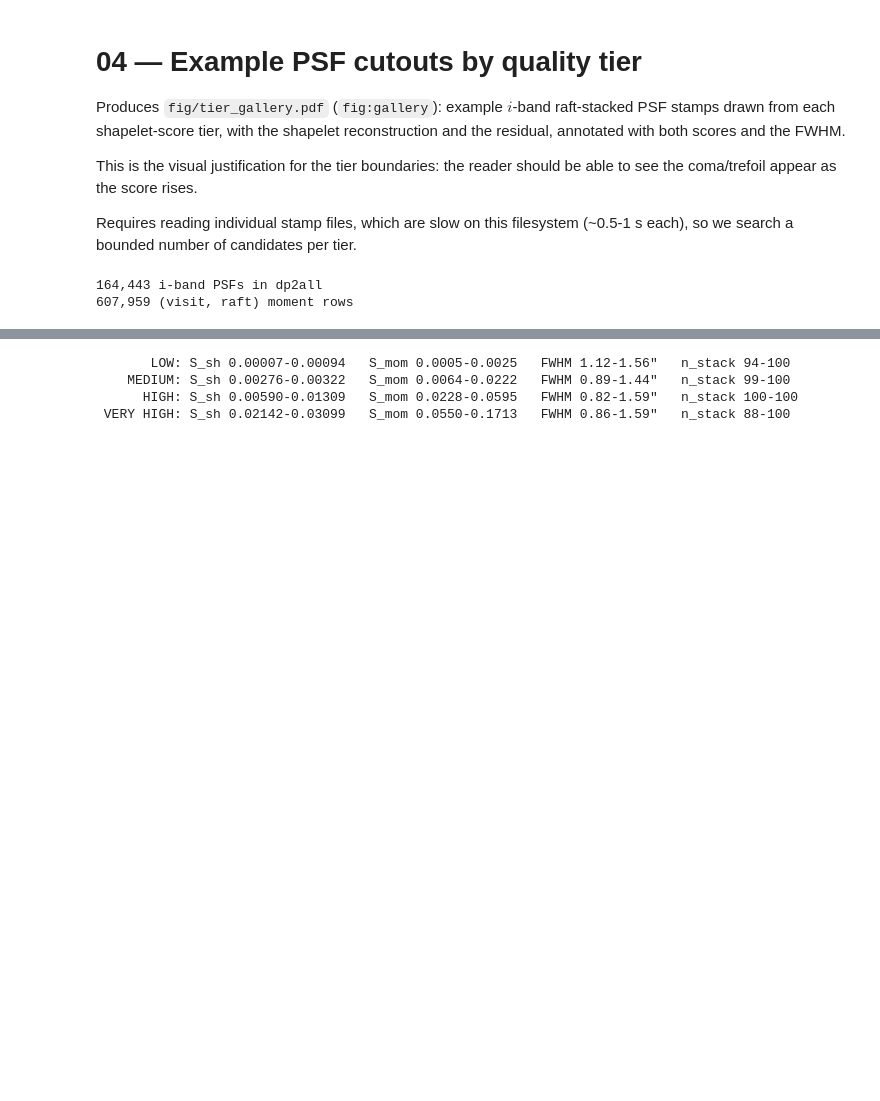
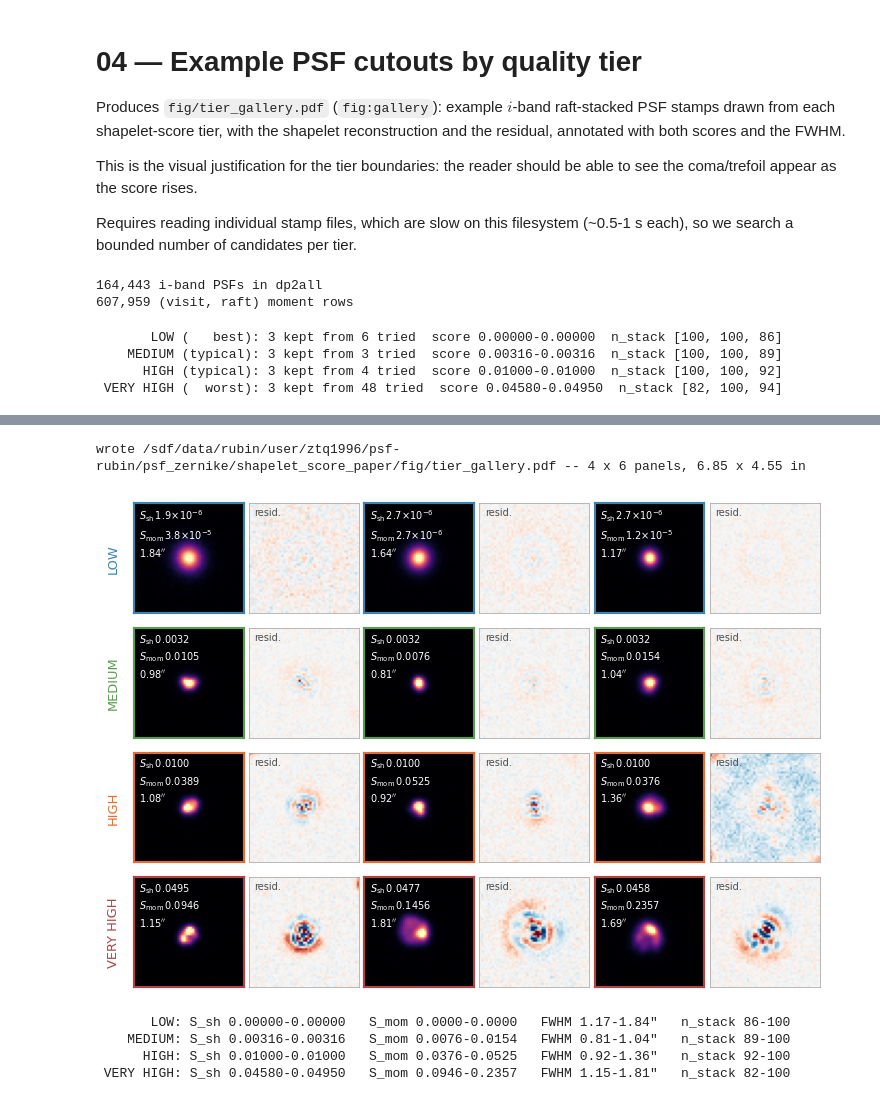
Before and after one commit to ztq1996/shapelet_score_paper, a Jupyter notebook: nb/04_tier_gallery.ipynb, the cells around one changed output, grey strips where cells are left out. Cells and saved outputs as stored; diff of their text form; code cells hidden in the pictures; blank space fills up the shorter version.

```diff
--- a/nb/04_tier_gallery.ipynb
+++ b/nb/04_tier_gallery.ipynb
@@ -26,7 +26,7 @@ import matplotlib.pyplot as plt
 apply_style()
 TAG = 'dp2all'      # DP2 has the matched per-raft moment catalog
 BAND = 'i'
-N_SHOW = 4          # examples per tier
+N_SHOW = 3          # examples per tier; 3 keeps the figure near the SPIE text width
 rng = np.random.default_rng(7)
 # %%
 d = np.load(bvec_path(BAND, TAG))
@@ -137,17 +137,40 @@ for name, lo, hi, _ in TIERS:
     print(f'{name:>10} ({how:>7}): {len(got)} kept from {tried} tried  '
           f'score {min(p["score"] for p in got):.5f}-{max(p["score"] for p in got):.5f}  '
           f'n_stack {[p["n_stack"] for p in got]}')
+# %% [output]
+       LOW (   best): 3 kept from 6 tried  score 0.00000-0.00000  n_stack [100, 100, 86]
+    MEDIUM (typical): 3 kept from 3 tried  score 0.00316-0.00316  n_stack [100, 100, 89]
+      HIGH (typical): 3 kept from 4 tried  score 0.01000-0.01000  n_stack [100, 100, 92]
+ VERY HIGH (  worst): 3 kept from 48 tried  score 0.04580-0.04950  n_stack [82, 100, 94]
 # %%
 TIER_NAMES = [t[0] for t in TIERS]
 
+
+def fmt(v):
+    """Score formatter that stays informative across five decades.
+
+    The LOW tier reaches ~1e-6, where a fixed 4-decimal format prints '0.0000'.
+    """
+    if not np.isfinite(v):
+        return r'\mathrm{n/a}'
+    if v >= 1e-3:
+        return f'{v:.4f}'
+    if v == 0:
+        return '0'
+    e = int(np.floor(np.log10(v)))
+    return f'{v / 10 ** e:.1f}\\!\\times\\!10^{{{e}}}'
+
+
 # Compact layout: one row per tier, with the (star, residual) pair for each
 # example side by side. The previous stacked layout was 8 rows tall and ran off
-# the page.
+# the page. Keep the figure near the SPIE text width so the in-panel
+# annotations are not shrunk when it is scaled to \textwidth.
 ncol = 2 * N_SHOW
 nrow = len(TIER_NAMES)
 
-fig, axes = plt.subplots(nrow, ncol, figsize=(1.05 * ncol + 0.55, 1.05 * nrow + 0.45))
-fig.subplots_adjust(left=0.075, right=0.995, top=0.945, bottom=0.008,
+fig, axes = plt.subplots(nrow, ncol, figsize=(1.05 * ncol + 0.55, 1.05 * nrow + 0.35),
+                         squeeze=False)
+fig.subplots_adjust(left=0.085, right=0.995, top=0.99, bottom=0.008,
                     wspace=0.05, hspace=0.06)
 
 for ti, name in enumerate(TIER_NAMES):
@@ -165,13 +188,14 @@ for ti, name in enumerate(TIER_NAMES):
         ax_r.imshow(resid, origin='lower', cmap='RdBu_r', vmin=-rv, vmax=rv)
 
         # Annotations inside the panels, white on the dark magma stretch.
-        ax_s.text(0.05, 0.95, f"$S_{{\\rm sh}}$ {p['score']:.4f}\n"
-                              f"$S_{{\\rm mom}}$ {p['mscore']:.3f}\n"
-                              f"{p['fwhm']:.2f}$^{{\\prime\\prime}}$",
-                  transform=ax_s.transAxes, color='white', fontsize=5.6,
-                  va='top', ha='left', linespacing=1.25)
-        ax_r.text(0.05, 0.95, 'resid.', transform=ax_r.transAxes, color='0.25',
-                  fontsize=5.6, va='top', ha='left')
+        ax_s.text(0.05, 0.96,
+                  f"$S_{{\\rm sh}}\\,{fmt(p['score'])}$\n"
+                  f"$S_{{\\rm mom}}\\,{fmt(p['mscore'])}$\n"
+                  f"${p['fwhm']:.2f}''$",
+                  transform=ax_s.transAxes, color='white', fontsize=6.4,
+                  va='top', ha='left', linespacing=1.35)
+        ax_r.text(0.05, 0.96, 'resid.', transform=ax_r.transAxes, color='0.3',
+                  fontsize=6.4, va='top', ha='left')
 
         for s in ax_s.spines.values():
             s.set_color(TIER_COLORS[name]); s.set_linewidth(1.4)
@@ -179,9 +203,10 @@ for ti, name in enumerate(TIER_NAMES):
             s.set_color('0.65'); s.set_linewidth(0.5)
 
     bb = axes[ti, 0].get_position()
-    fig.text(0.055, bb.y0 + bb.height / 2, name, rotation=90, ha='center',
+    fig.text(0.058, bb.y0 + bb.height / 2, name, rotation=90, ha='center',
              va='center', fontsize=8.5, color=TIER_COLORS[name])
 
 fig.savefig(FIG / 'tier_gallery.pdf')
-print('wrote', FIG / 'tier_gallery.pdf',
-      f'-- {nrow} x {ncol} panels, figsize {fig.get_size_inches()}')
+w, h = fig.get_size_inches()
+print(f'wrote {FIG / "tier_gallery.pdf"} -- {nrow} x {ncol} panels, {w:.2f} x {h:.2f} in')
+# %% [output]
@@ -188,3 +215,5 @@ print('wrote', FIG / 'tier_gallery.pdf',
+wrote /sdf/data/rubin/user/ztq1996/psf-rubin/psf_zernike/shapelet_score_paper/fig/tier_gallery.pdf -- 4 x 6 panels, 6.85 x 4.55 in
+[figure, added]
 # %%
 # Numbers quoted in the text: score ranges and stacking depth per tier.
 # NOTE: the residual power fraction is NOT quoted in the paper -- with only
@@ -198,7 +227,7 @@ for name in TIER_NAMES:
           f'S_mom {np.nanmin(ms):.4f}-{np.nanmax(ms):.4f}   '
           f'FWHM {np.min(fw):.2f}-{np.max(fw):.2f}"   n_stack {np.min(ns)}-{np.max(ns)}')
 # %% [output]
-       LOW: S_sh 0.00007-0.00094   S_mom 0.0005-0.0025   FWHM 1.12-1.56"   n_stack 94-100
-    MEDIUM: S_sh 0.00276-0.00322   S_mom 0.0064-0.0222   FWHM 0.89-1.44"   n_stack 99-100
-      HIGH: S_sh 0.00590-0.01309   S_mom 0.0228-0.0595   FWHM 0.82-1.59"   n_stack 100-100
- VERY HIGH: S_sh 0.02142-0.03099   S_mom 0.0550-0.1713   FWHM 0.86-1.59"   n_stack 88-100
+       LOW: S_sh 0.00000-0.00000   S_mom 0.0000-0.0000   FWHM 1.17-1.84"   n_stack 86-100
+    MEDIUM: S_sh 0.00316-0.00316   S_mom 0.0076-0.0154   FWHM 0.81-1.04"   n_stack 89-100
+      HIGH: S_sh 0.01000-0.01000   S_mom 0.0376-0.0525   FWHM 0.92-1.36"   n_stack 92-100
+ VERY HIGH: S_sh 0.04580-0.04950   S_mom 0.0946-0.2357   FWHM 1.15-1.81"   n_stack 82-100
```
Also changed, not shown: parts of 1 cell of this notebook, 5 other files.
